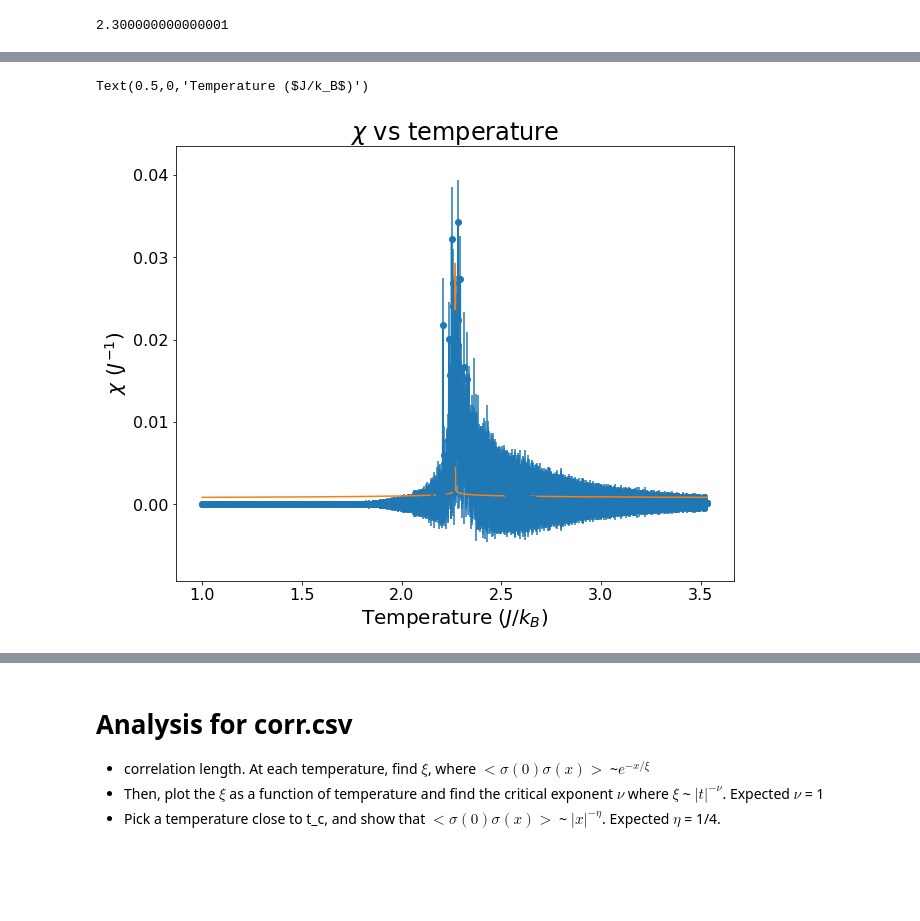
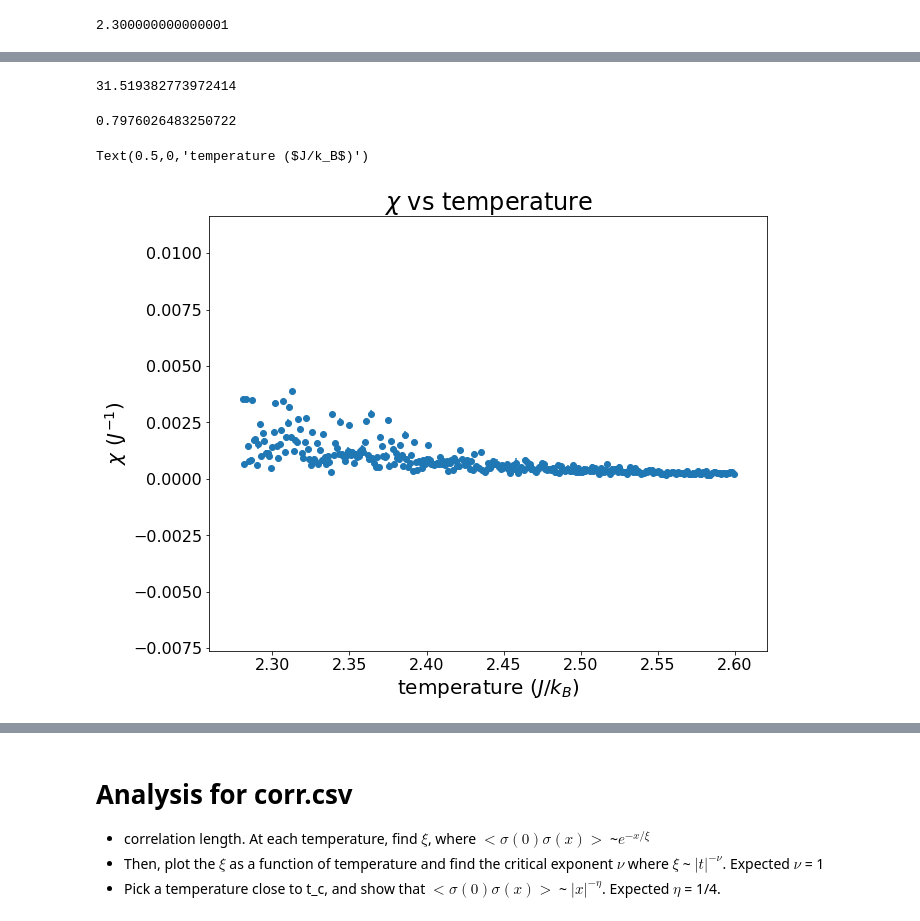
Before and after one commit to yx14/ising, a Jupyter notebook: ising-model-analysis-template.ipynb, the cells around one changed output, grey strips where cells are left out. Drawn from its saved outputs; the diff is of its cells as text; code cells hidden in the pictures; blank space fills up the shorter version.

```diff
--- a/ising-model-analysis-template.ipynb
+++ b/ising-model-analysis-template.ipynb
@@ -19,7 +19,7 @@ params = {'legend.fontsize': 'x-large',
          'ytick.labelsize':16}
 pylab.rcParams.update(params)
 
-filename = 'python_with_c/data/data_20180411-164705.csv'
+filename = 'python_with_c/data/data_20180419-175248.csv'
 
 data = np.genfromtxt(filename, delimiter=',', skip_header=4)
 data = sorted(data, key=itemgetter(0))
@@ -28,8 +28,10 @@ mag = np.array([i[1] for i in data])
 magstdev = np.array([i[2] for i in data])
 energy = np.array([i[3] for i in data])
 energystdev = np.array([i[4] for i in data])
-magstd2 = np.array([i[5] for i in data])
-energystd2 = np.array([i[6] for i in data])
+chi = np.array([i[5] for i in data])
+chi_stdev = np.array([i[6] for i in data])
+c_v = np.array([i[7] for i in data])
+c_v_stdev = np.array([i[8] for i in data])
 # %%
 '''
 #not multicore
@@ -160,10 +171,16 @@ Text(0.5,0,'Temperature ($J/k_B$)')
 # %%
 #fit for Chi and get critical exponent, gamma
 chi = 1/temp*magstdev**2
-chi_stdev = 1/temp*magstd2
+#chi_stdev = 2/temp*magstd2*magstdev
 def chi_func(t, a, gamma):
-    t_c = 2.27
+    t_c = 2.24
     return a*(np.abs((t - t_c)/t_c))**(-1*gamma)
-
+    #log log version
+    #return a - gamma*t
 #the critical point data is still removed from c_v
-params_chi = curve_fit(chi_func, temp, chi)
+#leftside
+#params_chiL = curve_fit(chi_func, np.log(np.abs((temp-t_c)/t_c))[1000:1260], np.log(chi)[1000:1260])
+tempR = temp[480:]#[1280:1500]
+chiR = chi[480:]#[1280:1500]
+chi_stdevR = chi_stdev[480:]#[1280:1500]
+params_chiR = curve_fit(chi_func, tempR, chiR, sigma=1/chi_stdevR, absolute_sigma=True)
@@ -174,12 +187,33 @@ array([0.00509459, 0.71805228])
+# %%
+#get chi^2 of fit and error on gamma
+
+chi_chi2R = 1/(len(chiR))*sum((chi_func(tempR, params_chiR[0][0], params_chiR[0][1]) - chiR)**2/(chi_stdevR**2))
+
+print(chi_chi2R)
+
+#gamma
+params_chiR[0][1] #0.3
+# %% [output]
+31.519382773972414
+0.7976026483250722
 # %%
 #Chi plotting
 
-plt.scatter(temp, chi)
-plt.errorbar(temp, chi, chi_stdev)
-plt.plot(temp, chi_func(temp, params_chi[0][0], params_chi[0][1]))
+plt.scatter(temp[480:], chi[480:])
+plt.errorbar(temp[480:], chi[480:], chi_stdev[480:], linestyle='None')
+#plt.plot(temp, chi_func(temp, params_chi[0][0], params_chi[0][1]))
+
+t_c = 2.24
+#tempL = np.log(np.abs((temp-t_c)/t_c))[1000:1260]
+#plt.scatter(np.log(np.abs((temp-t_c)/t_c))[1000:1260], np.log(chi)[1000:1260])
+#plt.plot(tempL, chi_func(tempL, params_chiL[0][0], params_chiL[0][1]))
+
+#plt.scatter(tempR, chiR)
+#plt.errorbar(tempR, chiR, chi_stdevR, linestyle='None')
+#plt.plot(tempR, chi_func(tempR, params_chiR[0][0], params_chiR[0][1]))
 plt.title('$\chi$ vs temperature')
 plt.ylabel('$\chi$ ($J^{-1}$)')
-plt.xlabel('Temperature ($J/k_B$)')
+plt.xlabel('temperature ($J/k_B$)')
 # %% [output]
-Text(0.5,0,'Temperature ($J/k_B$)')
+Text(0.5,0,'temperature ($J/k_B$)')
-[figure, old version]
+[figure, new version]
```
Also changed, not shown: parts of 17 cells of this notebook, 3 other files.
